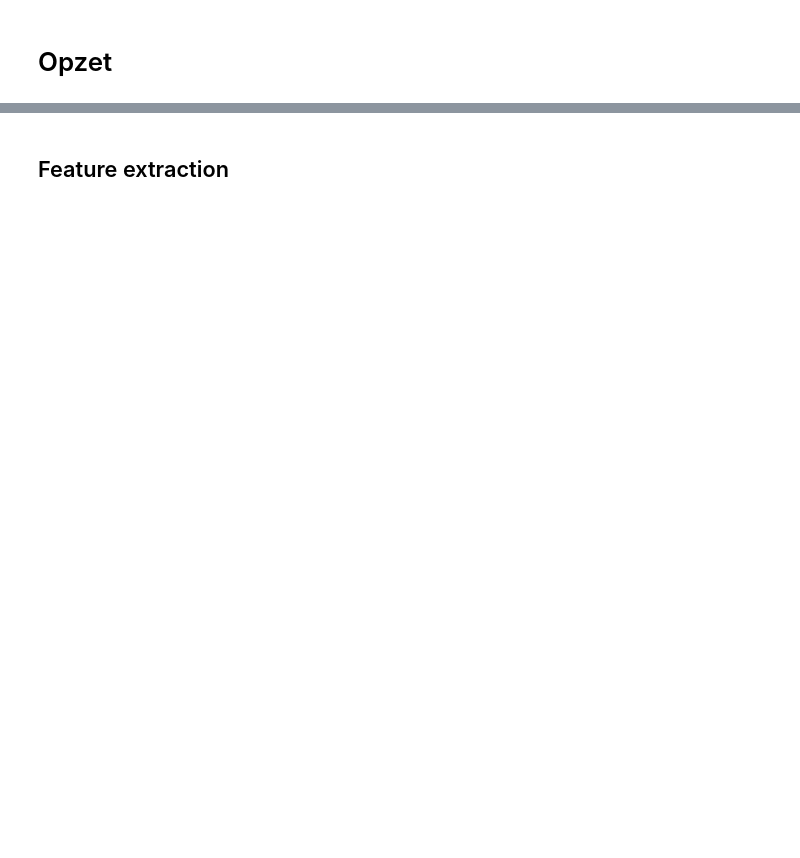
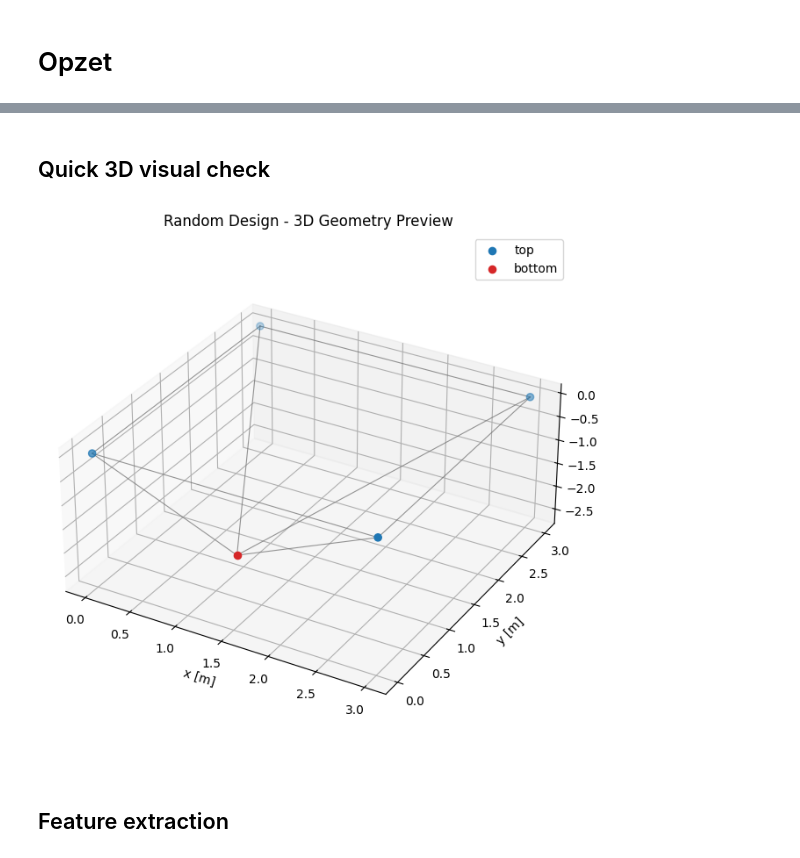
Before and after one commit to Jasp3r16/thesis_generative_timber, a Jupyter notebook: c26_27_optimizer_workflow_with_cost_and_ILP.ipynb, the cells around one changed output, grey strips where cells are left out. Drawn from its saved outputs; the diff is of its cells as text; code cells hidden in the pictures; blank space fills up the shorter version.

```diff
--- a/c26_27_optimizer_workflow_with_cost_and_ILP.ipynb
+++ b/c26_27_optimizer_workflow_with_cost_and_ILP.ipynb
@@ -169,3 +158,71 @@ Voorbeeld van de gegenereerde Vertices (eerste 5):
+# %% [markdown]
+## Quick 3D visual check
+# %%
+import matplotlib.pyplot as plt
+import numpy as np
+
+# Build a lookup so we can quickly fetch coordinates for each vertex id.
+vertex_lookup = df_vertices.set_index("vertex_index")[["x", "y", "z", "layer"]].to_dict("index")
+
+def _to_vertex_key(v):
+    v_str = str(v)
+    return v_str if v_str.startswith("v") else f"v{v_str}"
+
+fig = plt.figure(figsize=(8, 7))
+ax = fig.add_subplot(111, projection="3d")
+
+# Draw all members (edges)
+for _, edge in df_edges.iterrows():
+    v1 = _to_vertex_key(edge["V1"])
+    v2 = _to_vertex_key(edge["V2"])
+
+    if v1 not in vertex_lookup or v2 not in vertex_lookup:
+        continue
+
+    p1 = vertex_lookup[v1]
+    p2 = vertex_lookup[v2]
+    ax.plot3D(
+        [p1["x"], p2["x"]],
+        [p1["y"], p2["y"]],
+        [p1["z"], p2["z"]],
+        color="0.45",
+        linewidth=0.8,
+        alpha=0.75,
+    )
+
+# Draw nodes per layer for readability
+df_top = df_vertices[df_vertices["layer"] == "top"]
+df_bottom = df_vertices[df_vertices["layer"] == "bottom"]
+
+ax.scatter3D(
+    np.asarray(df_top["x"]),
+    np.asarray(df_top["y"]),
+    np.asarray(df_top["z"]),
+    s=35,
+    c="#1f77b4",
+    label="top",
+)
+ax.scatter3D(
+    np.asarray(df_bottom["x"]),
+    np.asarray(df_bottom["y"]),
+    np.asarray(df_bottom["z"]),
+    s=35,
+    c="#d62728",
+    label="bottom",
+)
+
+ax.set_title("Random Design - 3D Geometry Preview")
+ax.set_xlabel("x [m]")
+ax.set_ylabel("y [m]")
+ax.set_zlabel("z [m]", labelpad=14)
+ax.legend(loc="upper right")
+ax.set_box_aspect((1, 1, 0.45))
+
+# Keep extra space on the right so the z label is fully visible.
+fig.subplots_adjust(left=0.06, right=0.90, bottom=0.08, top=0.93)
+plt.show()
+# %% [output]
+[figure, added]
 # %% [markdown]
 ## Feature extraction
 # %%
```
Also changed, not shown: parts of 10 cells of this notebook, 8 other files.
